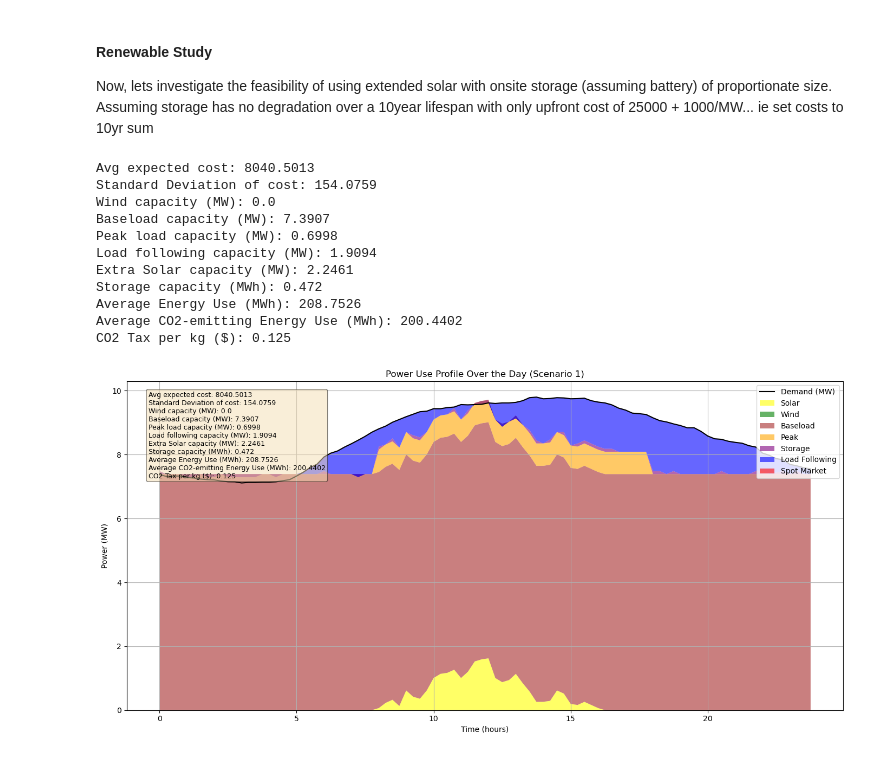
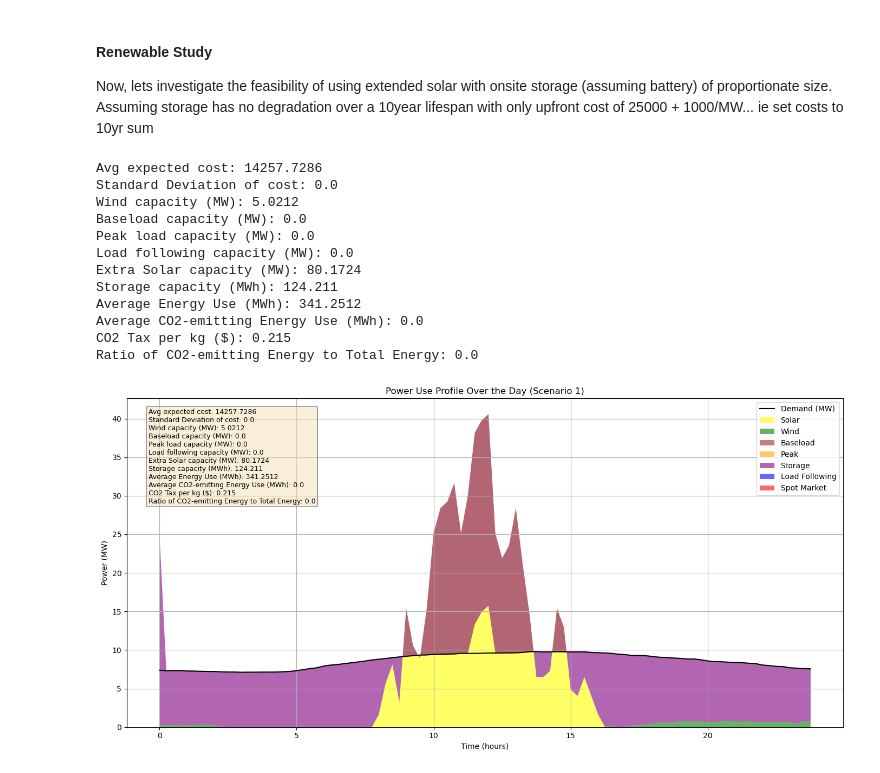
Before and after one commit to liammchugh/EnergyOpt_Project3_Group1, a Jupyter notebook: Project3.ipynb, the cells around one changed output. Drawn from its saved outputs; the diff is of its cells as text; code cells hidden in the pictures.

```diff
--- a/Project3.ipynb
+++ b/Project3.ipynb
@@ -237,7 +431,7 @@ service_fee = 5
 
 # CO2 Cost Premium
 MWh_to_kgCO2 = 185  # US avg kg CO2 per MWh https://www.eia.gov/tools/faqs/faq.php?id=74&t=11
-co2_cost_perkg = 0.125 # cost per kg CO2 generation
+co2_cost_perkg = 0.215 # cost per kg CO2 generation
 
 # Solar cost parameters NEEDS WORK
 solar_fixed_cost = 0  # Upfront cost
@@ -251,13 +445,13 @@ solar_capacity = cp.Variable(nonneg=True)
 storage_fixed_cost = 0  # Upfront cost
 storage_cost_per_mwh = 350000  # Cost per MWh of storage capacity https://www.nrel.gov/docs/fy23osti/85332.pdf
 storage_lifespan_years = 20  # Lifespan over which to amortize the storage cost
-max_storage_capacity = 75  # Maximum storage capacity, limited by space
+max_storage_capacity = 150  # Maximum storage capacity, limited by space
 storage_capacity = cp.Variable(nonneg=True)
 storage_cd_rate = cp.Parameter(nonneg=True)  # Charge/discharge rate NEEDS WORK
 storage_cd_rate = 0.20*storage_capacity # 15% of storage capacity, in MW (assuming 8hr charge/discharge time)
 
 max_wind_capacity = 20
-max_generator_capacity = 10
+max_generator_capacity = 0
 
 # Decision variables (shared across scenarios)
 wind_capacity = cp.Variable(nonneg=True)
@@ -411,43 +605,45 @@ cost_premium = 0  # Placeholder for cost premium expression
 objective = cp.Minimize(avg_cost)
 # objective_CVaR = cp.Minimize(avg_cost + 1.28 * cost_sigma + cost_premium)  # Risk function if needed
 
 # Define and solve the problem
 problem = cp.Problem(objective, constraints)
 problem.solve(solver=cp.GUROBI, OptimalityTol=1e-9)
 
 # Output results
 if problem.status == cp.OPTIMAL:
     output = {
         "Avg expected cost": round(problem.value, 4),
         # "Real-time cost average": round(rt_avg.value, 4),
         "Standard Deviation of cost": round(cost_sigma.value.item(), 4),
         "Wind capacity (MW)": round(wind_capacity.value.item(), 4),
         "Baseload capacity (MW)": round(baseload_capacity.value.item(), 4),
         "Peak load capacity (MW)": round(peak_capacity.value.item(), 4),
         "Load following capacity (MW)": round(load_following_capacity.value.item(), 4),
         "Extra Solar capacity (MW)": round(solar_capacity.value.item(), 4),
         "Storage capacity (MWh)": round(storage_capacity.value.item(), 4),
         "Average Energy Use (MWh)": round(avg_Energy.value, 4),
         "Average CO2-emitting Energy Use (MWh)": round(avg_MWh_CO2.value, 4),
-        "CO2 Tax per kg ($)": round(co2_cost_perkg, 4)
+        "CO2 Tax per kg ($)": round(co2_cost_perkg, 4),
+        "Ratio of CO2-emitting Energy to Total Energy": round(avg_MWh_CO2.value/avg_Energy.value, 4)
     }
 else:
     output = {"error": problem.status}
 
 for key, value in output.items():
     print(f"{key}: {value}")
 
 plot_power_use_profile(mode=2, sc_choice=0, output=output)
 # %% [output]
-Avg expected cost: 8040.5013
-Standard Deviation of cost: 154.0759
-Wind capacity (MW): 0.0
-Baseload capacity (MW): 7.3907
-Peak load capacity (MW): 0.6998
-Load following capacity (MW): 1.9094
-Extra Solar capacity (MW): 2.2461
-Storage capacity (MWh): 0.472
-Average Energy Use (MWh): 208.7526
-Average CO2-emitting Energy Use (MWh): 200.4402
-CO2 Tax per kg ($): 0.125
+Avg expected cost: 14257.7286
+Standard Deviation of cost: 0.0
+Wind capacity (MW): 5.0212
+Baseload capacity (MW): 0.0
+Peak load capacity (MW): 0.0
+Load following capacity (MW): 0.0
+Extra Solar capacity (MW): 80.1724
+Storage capacity (MWh): 124.211
+Average Energy Use (MWh): 341.2512
+Average CO2-emitting Energy Use (MWh): 0.0
+CO2 Tax per kg ($): 0.215
+Ratio of CO2-emitting Energy to Total Energy: 0.0
-[figure, old version]
+[figure, new version]
```
Also changed, not shown: parts of 2 cells of this notebook, 1 other file.
